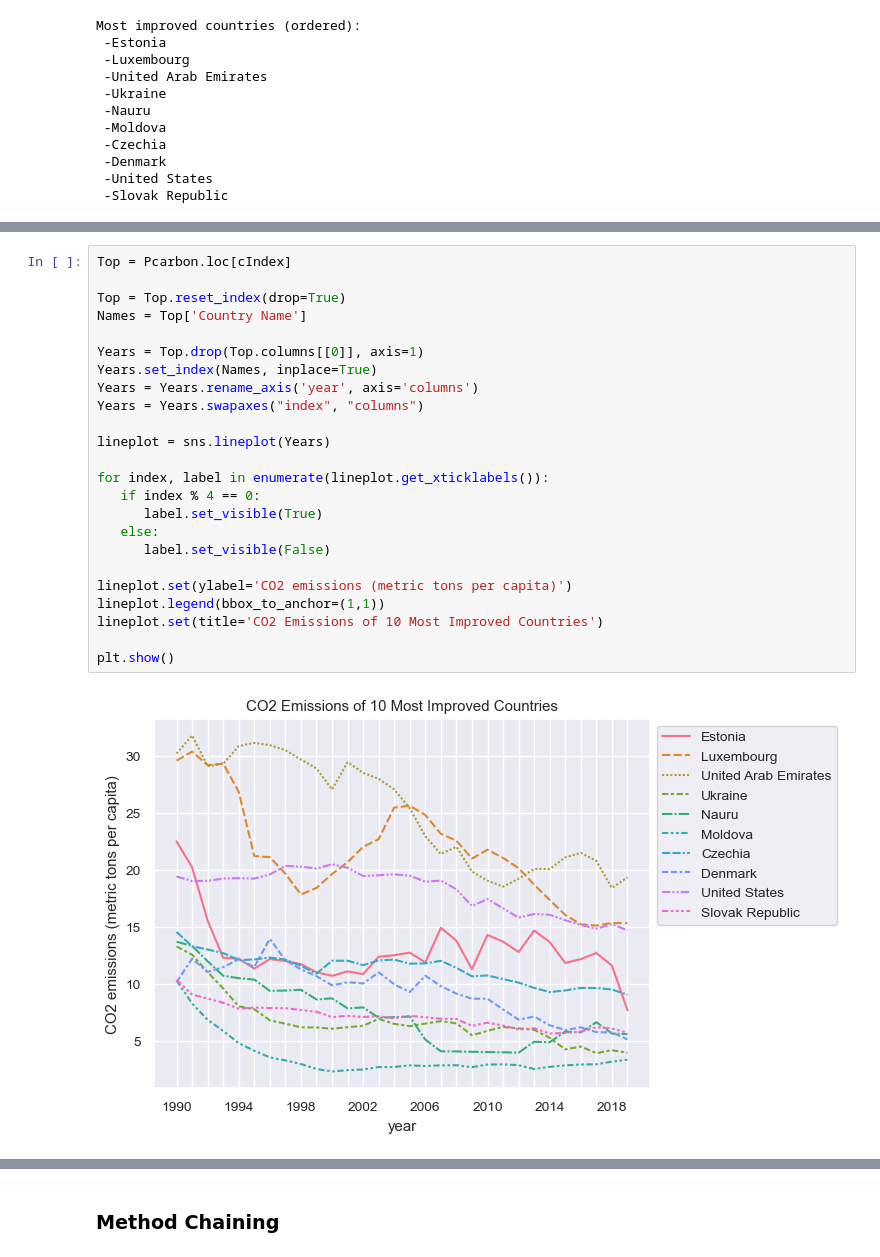
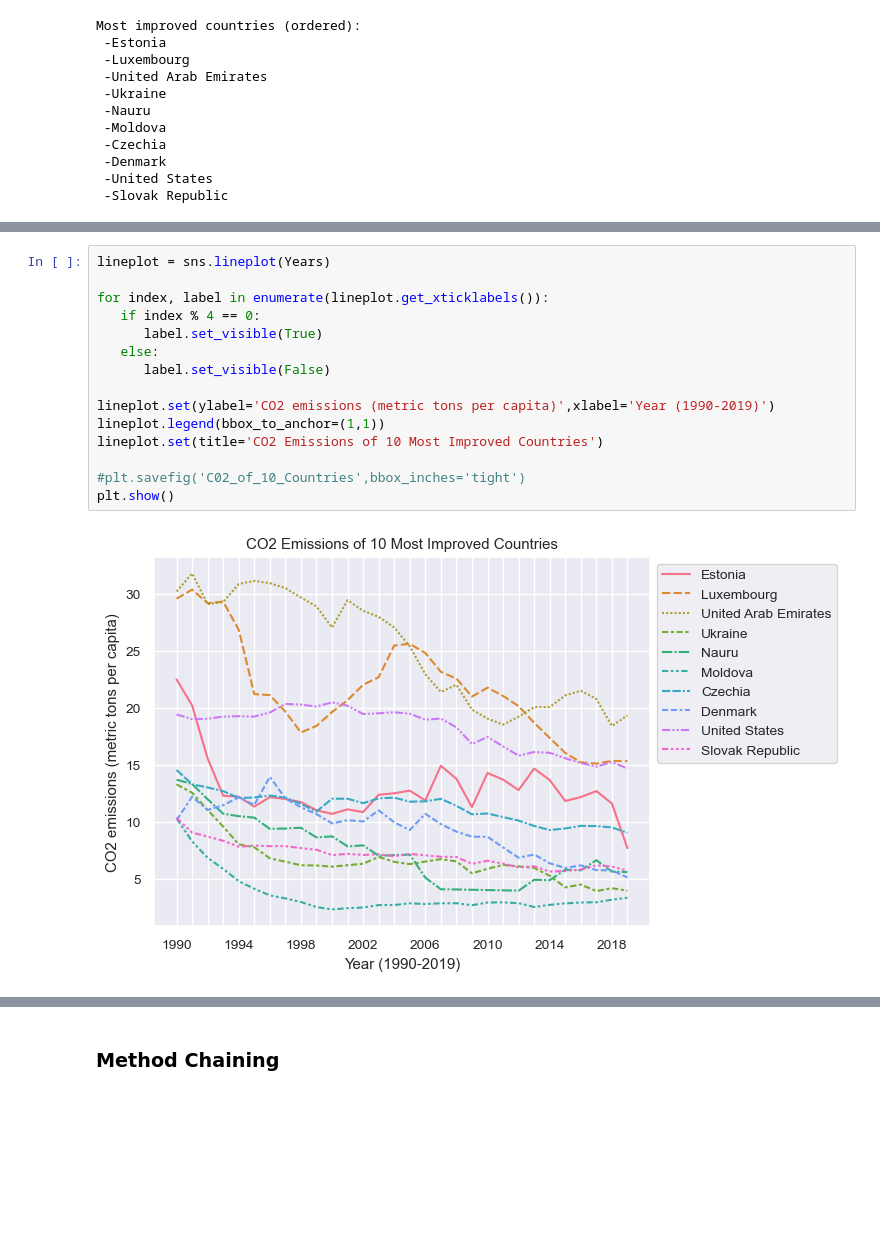
Before and after one commit to ubco-W2022T1-cosc301/project-group42, a Jupyter notebook: notebooks/analysis3.ipynb, the cells around one changed output, grey strips where cells are left out. Drawn from its saved outputs; the diff is of its cells as text; blank space fills up the shorter version.

```diff
--- a/notebooks/analysis3.ipynb
+++ b/notebooks/analysis3.ipynb
@@ -215,26 +243,17 @@ Using these countries, we can plot them on a graph to visualize just how much th
 # %%
-Top = Pcarbon.loc[cIndex]
-
-Top = Top.reset_index(drop=True)
-Names = Top['Country Name']
-
-Years = Top.drop(Top.columns[[0]], axis=1)
-Years.set_index(Names, inplace=True)
-Years = Years.rename_axis('year', axis='columns')
-Years = Years.swapaxes("index", "columns")
-
 lineplot = sns.lineplot(Years)
 
 for index, label in enumerate(lineplot.get_xticklabels()):
    if index % 4 == 0:
       label.set_visible(True)
    else:
       label.set_visible(False)
 
-lineplot.set(ylabel='CO2 emissions (metric tons per capita)')
+lineplot.set(ylabel='CO2 emissions (metric tons per capita)',xlabel='Year (1990-2019)')
 lineplot.legend(bbox_to_anchor=(1,1))
 lineplot.set(title='CO2 Emissions of 10 Most Improved Countries')
 
+#plt.savefig('C02_of_10_Countries',bbox_inches='tight')
 plt.show()
 # %% [output]
-[figure, old version]
+[figure, new version]
```
Also changed, not shown: parts of 15 cells of this notebook, 4 other files.
